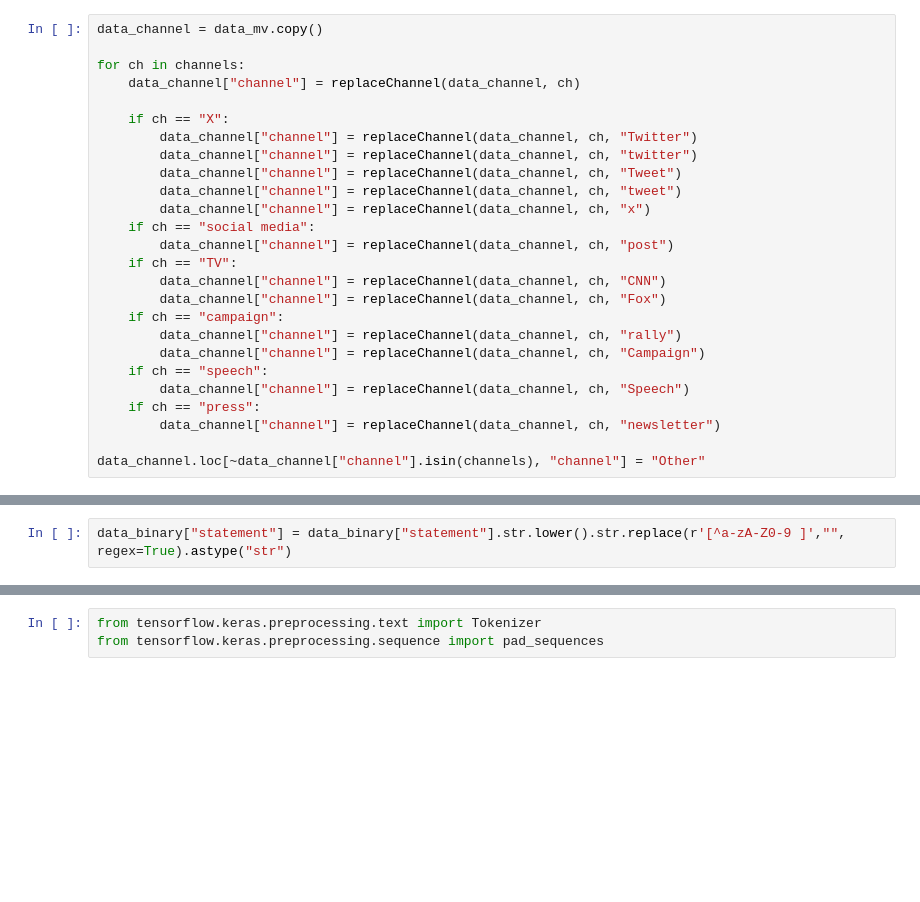
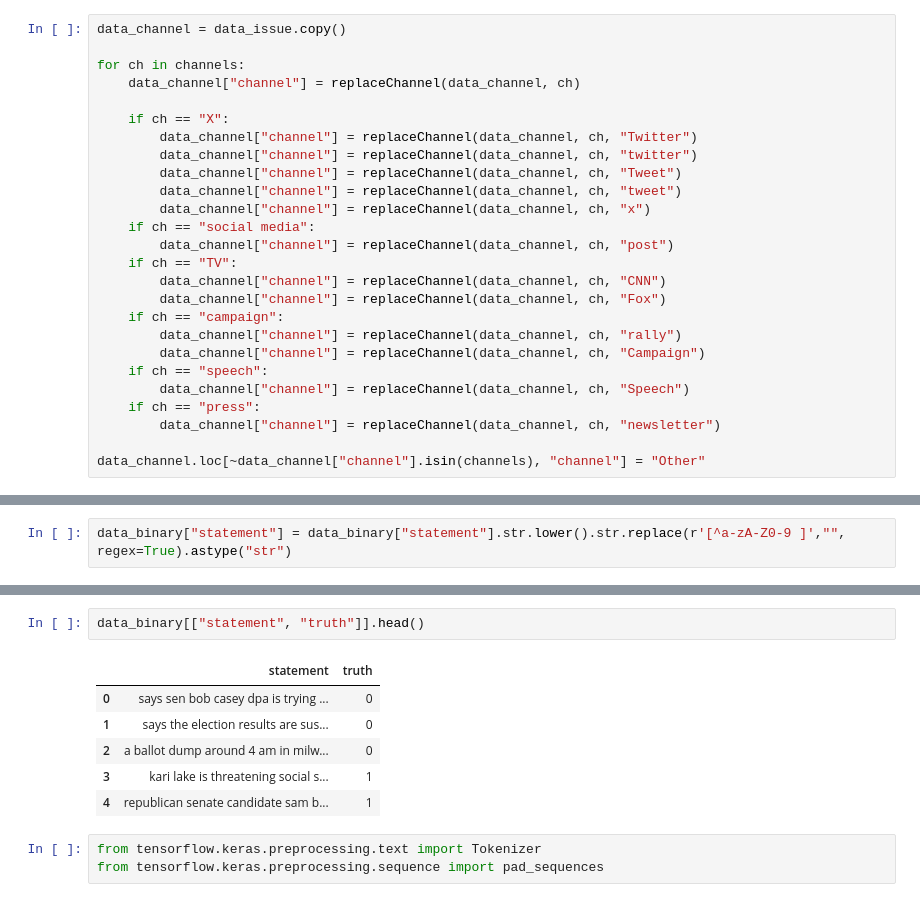
Before and after one commit to felixdaubner/fake-news-detection, a Jupyter notebook: 04_data-preprocessing.ipynb, the cells around one changed output, grey strips where cells are left out. Cells and saved outputs as stored; diff of their text form; blank space fills up the shorter version.

```diff
--- a/04_data-preprocessing.ipynb
+++ b/04_data-preprocessing.ipynb
@@ -194,7 +243,7 @@ channels = ["Facebook", "Instagram", "TikTok", "Threads", "X", "interview", "spe
 # %% [markdown]
 A function was implemented to scan through the column 'channel' and replace the content of every cell containing a certain keyword with the keyword for this respective channel. So for e.g. every cell containing the word 'Facebook' in all possible variations should be replaced by only the simple word 'Facebook'. This is done for all channels which are already defined. All other cells are replaced by "Other" as the channel might be too specific.
 # %%
-data_channel = data_mv.copy()
+data_channel = data_issue.copy()
 
 for ch in channels:
     data_channel["channel"] = replaceChannel(data_channel, ch)
@@ -345,3 +455,12 @@ data_binary
+# %%
+data_binary[["statement", "truth"]].head()
+# %% [output]
+|  | statement | truth |
+| 0 | says sen bob casey dpa is trying ... | 0 |
+| 1 | says the election results are sus... | 0 |
+| 2 | a ballot dump around 4 am in milw... | 0 |
+| 3 | kari lake is threatening social s... | 1 |
+| 4 | republican senate candidate sam b... | 1 |
 # %%
 from tensorflow.keras.preprocessing.text import Tokenizer
 from tensorflow.keras.preprocessing.sequence import pad_sequences
```
Also changed, not shown: parts of 61 cells of this notebook, 1 other file.
